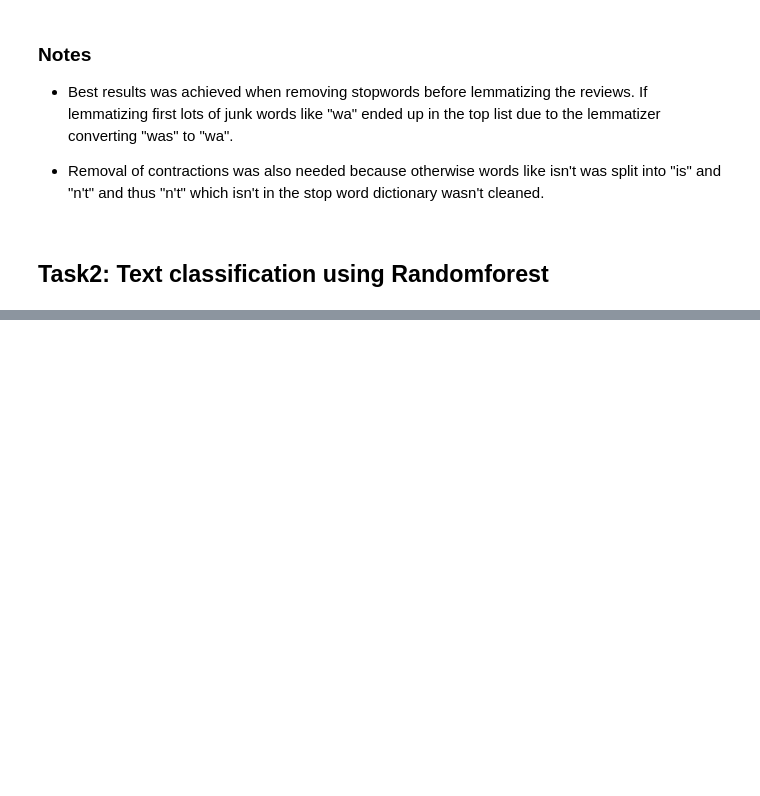
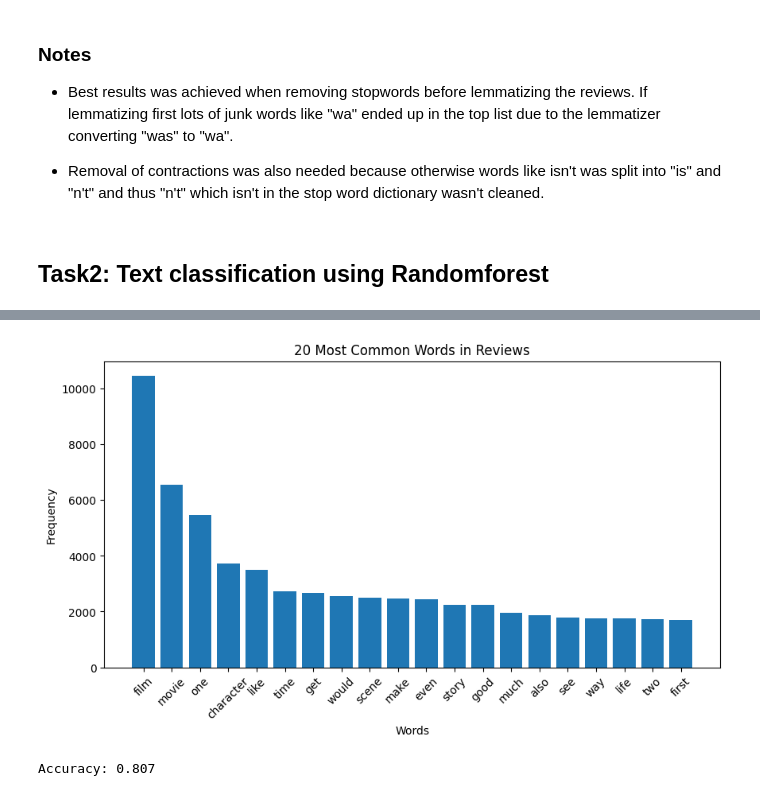
Before and after one commit to sebdanielsson/jupyter-notebooks, a Jupyter notebook: gik2km/labs/lab5/lab5.ipynb, the cells around one changed output, grey strips where cells are left out. Saved outputs shown, nothing was run; the diff lists cells and outputs as text; code cells hidden in the pictures; blank space fills up the shorter version.

```diff
--- a/gik2km/labs/lab5/lab5.ipynb
+++ b/gik2km/labs/lab5/lab5.ipynb
@@ -245,0 +381,14 @@ df.head()
+# %%
+from nltk.stem import WordNetLemmatizer
+
+# Create a WordNet lemmatizer object
+lemmatizer = WordNetLemmatizer()
+
+# Lemmatize function
+def lemmatize(tokens):
+    return [lemmatizer.lemmatize(word) for word in tokens]
+
+# Lemmatize
+df_t2['review_tokenized'] = df_t2['review_tokenized'].apply(lemmatize)
+
+df_t2.head()
@@ -245,0 +402,36 @@ df.head()
+# %%
+from sklearn.feature_extraction.text import CountVectorizer
+import matplotlib.pyplot as plt
+
+# Join the tokens back into strings
+df_t2['review_cleaned'] = df_t2['review_tokenized'].apply(lambda tokens: ' '.join(tokens))
+
+# Create the CountVectorizer object
+vectorizer = CountVectorizer()
+
+# Fit and transform the data
+X = vectorizer.fit_transform(df_t2['review_cleaned'])
+
+# Count the sum of each word
+sum_words = X.sum(axis=0)
+
+# Create a (word, frequency) list and sort it in descending order
+words_freq = [(word, sum_words[0, idx]) for word, idx in vectorizer.vocabulary_.items()]
+words_freq = sorted(words_freq, key = lambda x: x[1], reverse=True)
+
+# Get the 20 most common words
+common_words = words_freq[:20]
+
+# Separate words and counts
+words, counts = zip(*common_words)
+
+# Plot word frequencies
+plt.figure(figsize=(10, 5))
+plt.bar(words, counts)
+plt.title('20 Most Common Words in Reviews')
+plt.xlabel('Words')
+plt.ylabel('Frequency')
+plt.xticks(rotation=45)
+plt.show()
+# %% [output]
+[figure, added]
@@ -245,0 +458,8 @@ df.head()
+# %%
+from sklearn.metrics import accuracy_score
+
+# Calculate the accuracy
+accuracy = accuracy_score(y_test, y_pred)
+print('Accuracy: {:.3f}'.format(accuracy))
+# %% [output]
+Accuracy: 0.807
```
Also changed, not shown: parts of 21 cells of this notebook.
